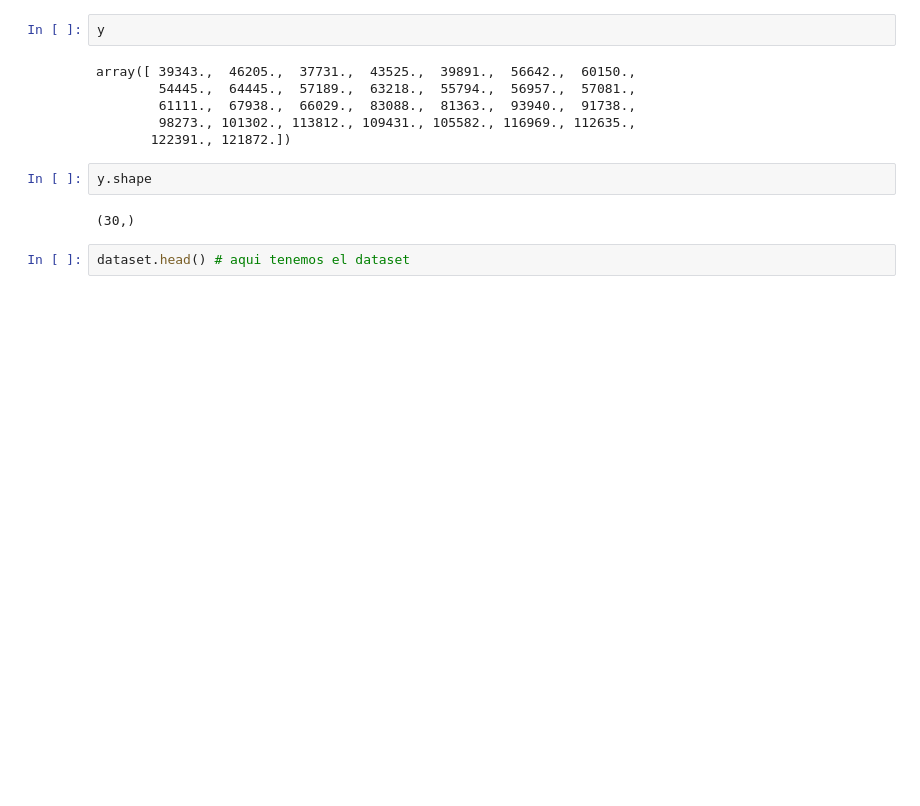
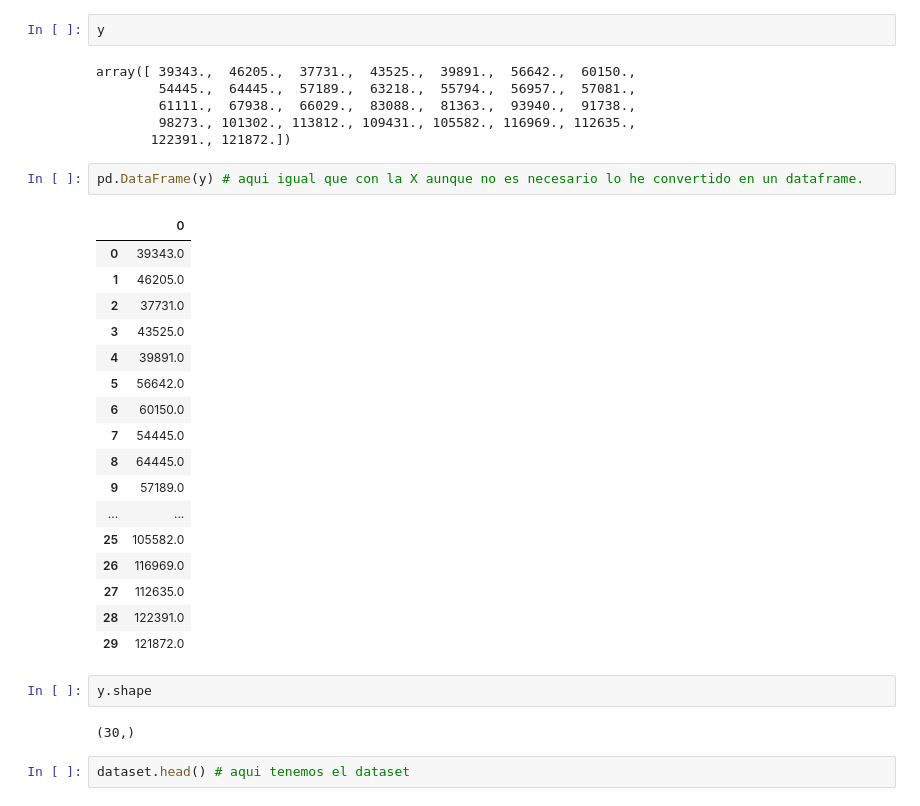
Before and after one commit to pacomm5/Plantillas, a Jupyter notebook: REGRESION_LINEAL.ipynb, the cells around one changed output. Saved outputs shown, nothing was run; the diff lists cells and outputs as text; blank space fills up the shorter version.

```diff
--- a/REGRESION_LINEAL.ipynb
+++ b/REGRESION_LINEAL.ipynb
@@ -109,6 +153,26 @@ array([ 39343.,  46205.,  37731.,  43525.,  39891.,  56642.,  60150.,
         61111.,  67938.,  66029.,  83088.,  81363.,  93940.,  91738.,
         98273., 101302., 113812., 109431., 105582., 116969., 112635.,
        122391., 121872.])
+# %%
+pd.DataFrame(y) # aqui igual que con la X aunque no es necesario lo he convertido en un dataframe.
+# %% [output]
+|  | 0 |
+| 0 | 39343.0 |
+| 1 | 46205.0 |
+| 2 | 37731.0 |
+| 3 | 43525.0 |
+| 4 | 39891.0 |
+| 5 | 56642.0 |
+| 6 | 60150.0 |
+| 7 | 54445.0 |
+| 8 | 64445.0 |
+| 9 | 57189.0 |
+| ... | ... |
+| 25 | 105582.0 |
+| 26 | 116969.0 |
+| 27 | 112635.0 |
+| 28 | 122391.0 |
+| 29 | 121872.0 |
 # %%
 y.shape
 # %% [output]
```
Also changed, not shown: parts of 5 cells of this notebook.
